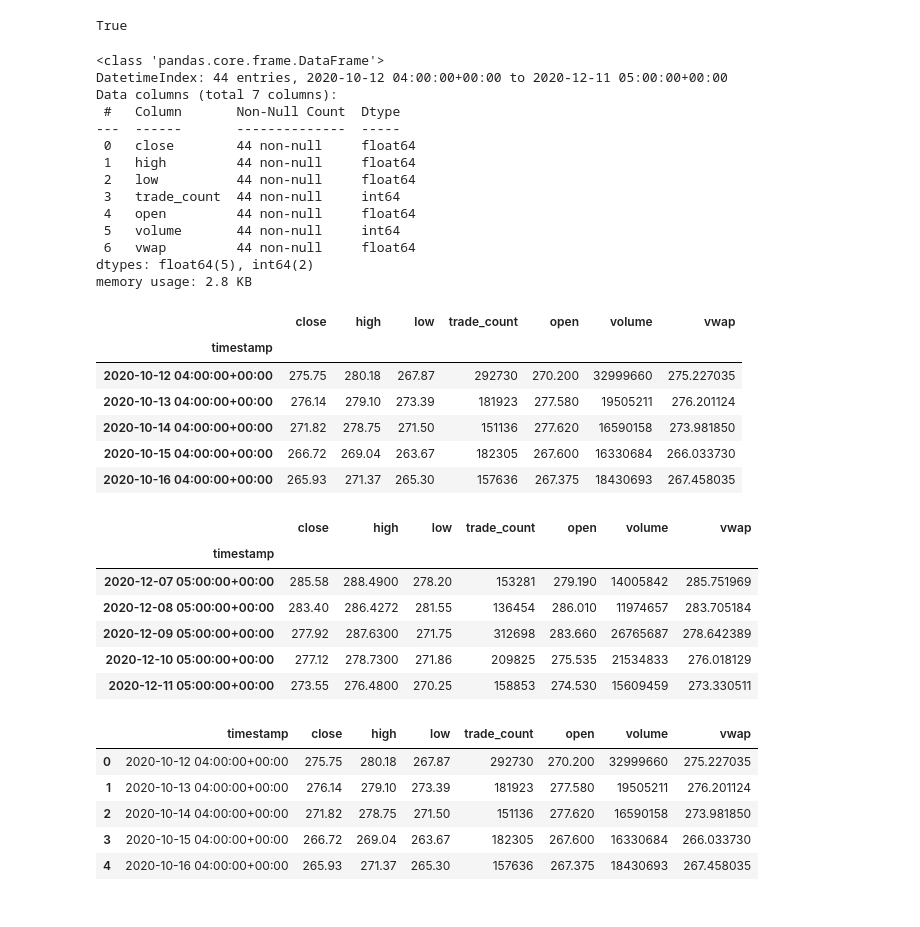
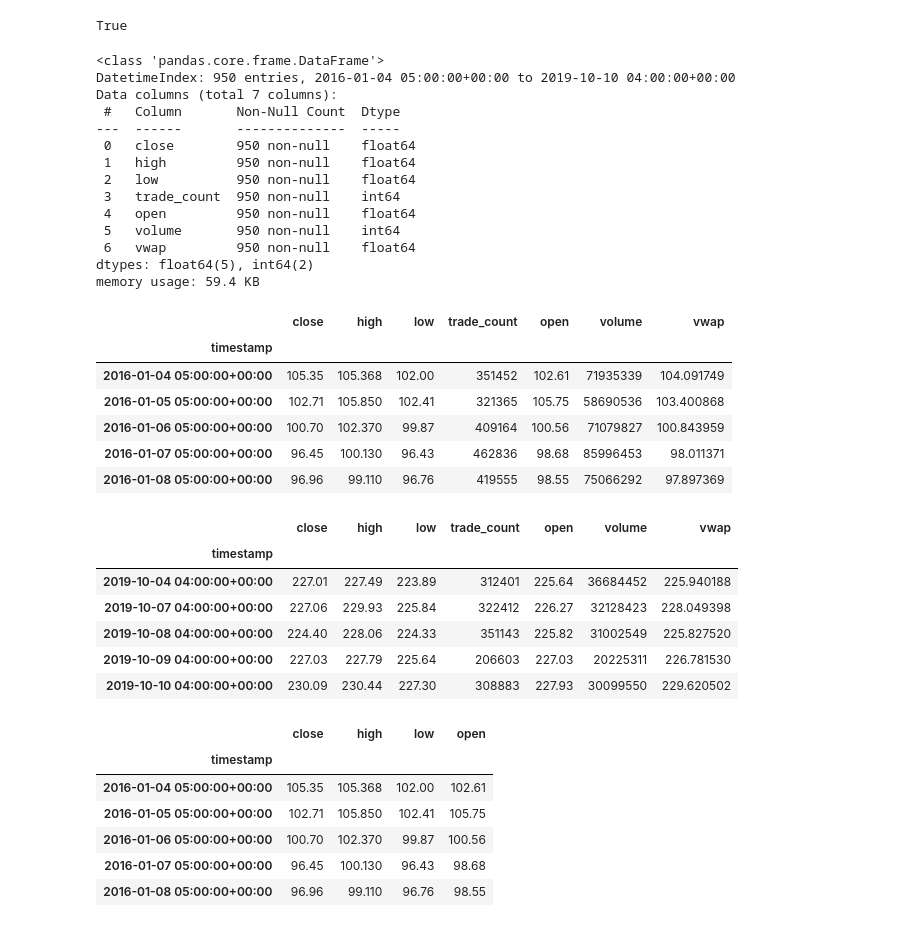
Before and after one commit to EtienneBrown1982/Counting_Cards_but_for_Equities, a Jupyter notebook: Code_edit_1_eb.ipynb, the cells around one changed output. Drawn from its saved outputs; the diff is of its cells as text; code cells hidden in the pictures.

Commit message:
added commentary and cleaned up code to code_edit_1_eb. added buy/sell conditionals. need to clean that up and then plot data.

```diff
--- a/Code_edit_1_eb.ipynb
+++ b/Code_edit_1_eb.ipynb
@@ -32,8 +32,10 @@ api = tradeapi.REST(
     api_version = "v2"
 )
 # %%
-# Get user input for the stock symbol
+# Request stock symbol from user. This code will work will all available tickers on alpacas.
+# "META" ticker has been temporarily hard coded into the system for ease of use
+
 # stock_symbol = input("Enter the stock symbol you want to analyze (e.g., AAPL): ")
-stock_symbol = "META"
+stock_symbol = "AAPL"
 # %%
 # Establish what time frame increment we will be looking at
@@ -40,14 +47,18 @@ stock_symbol = "META"
 time_frame = "1Day"
 # %%
 # Get user input for the start date in datetime format
+# the start date has been hard coded for ease of programming and troubleshooting our code
+
 # start_date_str = input("Enter the start date (YYYY-MM-DD): ")
 # start_date = datetime.strptime(start_date_str, "%Y-%m-%d")
-start_date = pd.Timestamp("2020-10-10", tz="America/New_York").isoformat()
+start_date = pd.Timestamp("2010-10-10", tz="America/New_York").isoformat()
 # %%
 # Get user input for the end date in datetime format
+# the end date has been hard coded for ease of programming and troubleshooting our code
+
 # end_date_str = input("Enter the end date (YYYY-MM-DD): ")
 # end_date = datetime.strptime(end_date_str, "%Y-%m-%d")
-end_date = pd.Timestamp("2020-12-12", tz="America/New_York").isoformat()
+end_date = pd.Timestamp("2019-10-10", tz="America/New_York").isoformat()
 # %%
 # trading_days = end_date - start_date
 
@@ -62,48 +73,58 @@ stock_data = api.get_bars(
     end = end_date
 ).df
 # %%
-# Displays the information pulled
+# Displays the information pulled for working through code
+
 stock_data.info()
 display(stock_data.head())
 display(stock_data.tail())
 # %% [output]
 <class 'pandas.core.frame.DataFrame'>
-DatetimeIndex: 44 entries, 2020-10-12 04:00:00+00:00 to 2020-12-11 05:00:00+00:00
+DatetimeIndex: 950 entries, 2016-01-04 05:00:00+00:00 to 2019-10-10 04:00:00+00:00
 Data columns (total 7 columns):
  #   Column       Non-Null Count  Dtype
 ---  ------       --------------  -----
- 0   close        44 non-null     float64
- 1   high         44 non-null     float64
- 2   low          44 non-null     float64
- 3   trade_count  44 non-null     int64
- 4   open         44 non-null     float64
- 5   volume       44 non-null     int64
- 6   vwap         44 non-null     float64
+ 0   close        950 non-null    float64
+ 1   high         950 non-null    float64
+ 2   low          950 non-null    float64
+ 3   trade_count  950 non-null    int64
+ 4   open         950 non-null    float64
+ 5   volume       950 non-null    int64
+ 6   vwap         950 non-null    float64
 dtypes: float64(5), int64(2)
-memory usage: 2.8 KB
+memory usage: 59.4 KB
 |  | close | high | low | trade_count | open | volume | vwap |
 | timestamp |  |  |  |  |  |  |  |
-| 2020-10-12 04:00:00+00:00 | 275.75 | 280.18 | 267.87 | 292730 | 270.200 | 32999660 | 275.227035 |
-| 2020-10-13 04:00:00+00:00 | 276.14 | 279.10 | 273.39 | 181923 | 277.580 | 19505211 | 276.201124 |
-| 2020-10-14 04:00:00+00:00 | 271.82 | 278.75 | 271.50 | 151136 | 277.620 | 16590158 | 273.981850 |
-| 2020-10-15 04:00:00+00:00 | 266.72 | 269.04 | 263.67 | 182305 | 267.600 | 16330684 | 266.033730 |
-| 2020-10-16 04:00:00+00:00 | 265.93 | 271.37 | 265.30 | 157636 | 267.375 | 18430693 | 267.458035 |
+| 2016-01-04 05:00:00+00:00 | 105.35 | 105.368 | 102.00 | 351452 | 102.61 | 71935339 | 104.091749 |
+| 2016-01-05 05:00:00+00:00 | 102.71 | 105.850 | 102.41 | 321365 | 105.75 | 58690536 | 103.400868 |
+| 2016-01-06 05:00:00+00:00 | 100.70 | 102.370 | 99.87 | 409164 | 100.56 | 71079827 | 100.843959 |
+| 2016-01-07 05:00:00+00:00 | 96.45 | 100.130 | 96.43 | 462836 | 98.68 | 85996453 | 98.011371 |
+| 2016-01-08 05:00:00+00:00 | 96.96 | 99.110 | 96.76 | 419555 | 98.55 | 75066292 | 97.897369 |
 |  | close | high | low | trade_count | open | volume | vwap |
 | timestamp |  |  |  |  |  |  |  |
-| 2020-12-07 05:00:00+00:00 | 285.58 | 288.4900 | 278.20 | 153281 | 279.190 | 14005842 | 285.751969 |
-| 2020-12-08 05:00:00+00:00 | 283.40 | 286.4272 | 281.55 | 136454 | 286.010 | 11974657 | 283.705184 |
-| 2020-12-09 05:00:00+00:00 | 277.92 | 287.6300 | 271.75 | 312698 | 283.660 | 26765687 | 278.642389 |
-| 2020-12-10 05:00:00+00:00 | 277.12 | 278.7300 | 271.86 | 209825 | 275.535 | 21534833 | 276.018129 |
-| 2020-12-11 05:00:00+00:00 | 273.55 | 276.4800 | 270.25 | 158853 | 274.530 | 15609459 | 273.330511 |
+| 2019-10-04 04:00:00+00:00 | 227.01 | 227.49 | 223.89 | 312401 | 225.64 | 36684452 | 225.940188 |
+| 2019-10-07 04:00:00+00:00 | 227.06 | 229.93 | 225.84 | 322412 | 226.27 | 32128423 | 228.049398 |
+| 2019-10-08 04:00:00+00:00 | 224.40 | 228.06 | 224.33 | 351143 | 225.82 | 31002549 | 225.827520 |
+| 2019-10-09 04:00:00+00:00 | 227.03 | 227.79 | 225.64 | 206603 | 227.03 | 20225311 | 226.781530 |
+| 2019-10-10 04:00:00+00:00 | 230.09 | 230.44 | 227.30 | 308883 | 227.93 | 30099550 | 229.620502 |
 # %%
 # Reset index and display the first 5
-stock_data = stock_data.reset_index()
+# this also prepares for use with plotly library/visualization
+
+#stock_data_plot = stock_data.reset_index()
+
+# clean up datafram by removing vwap, volume, trade count columns
+# Drop columns which aren't needed(trade_count, volume, vwap) and display the results
+
+stock_data = stock_data.drop(columns=['trade_count','volume','vwap'])
+stock_data_plot = stock_data.reset_index()
 
 stock_data.head()
 # %% [output]
-|  | timestamp | close | high | low | trade_count | open | volume | vwap |
-| 0 | 2020-10-12 04:00:00+00:00 | 275.75 | 280.18 | 267.87 | 292730 | 270.200 | 32999660 | 275.227035 |
-| 1 | 2020-10-13 04:00:00+00:00 | 276.14 | 279.10 | 273.39 | 181923 | 277.580 | 19505211 | 276.201124 |
-| 2 | 2020-10-14 04:00:00+00:00 | 271.82 | 278.75 | 271.50 | 151136 | 277.620 | 16590158 | 273.981850 |
-| 3 | 2020-10-15 04:00:00+00:00 | 266.72 | 269.04 | 263.67 | 182305 | 267.600 | 16330684 | 266.033730 |
-| 4 | 2020-10-16 04:00:00+00:00 | 265.93 | 271.37 | 265.30 | 157636 | 267.375 | 18430693 | 267.458035 |
+|  | close | high | low | open |
+| timestamp |  |  |  |  |
+| 2016-01-04 05:00:00+00:00 | 105.35 | 105.368 | 102.00 | 102.61 |
+| 2016-01-05 05:00:00+00:00 | 102.71 | 105.850 | 102.41 | 105.75 |
+| 2016-01-06 05:00:00+00:00 | 100.70 | 102.370 | 99.87 | 100.56 |
+| 2016-01-07 05:00:00+00:00 | 96.45 | 100.130 | 96.43 | 98.68 |
+| 2016-01-08 05:00:00+00:00 | 96.96 | 99.110 | 96.76 | 98.55 |
```
Also changed, not shown: parts of 16 cells of this notebook, 3 other files.
